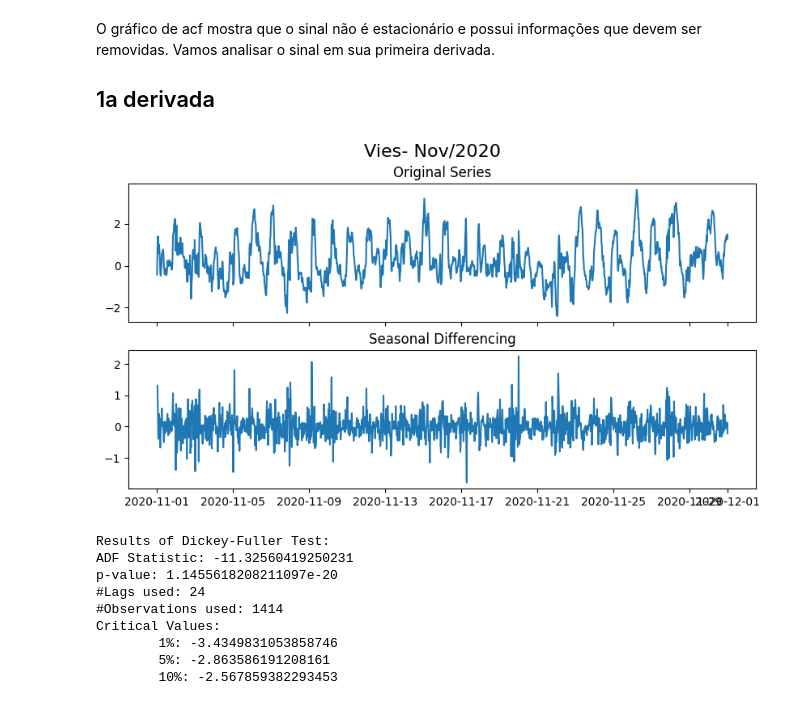
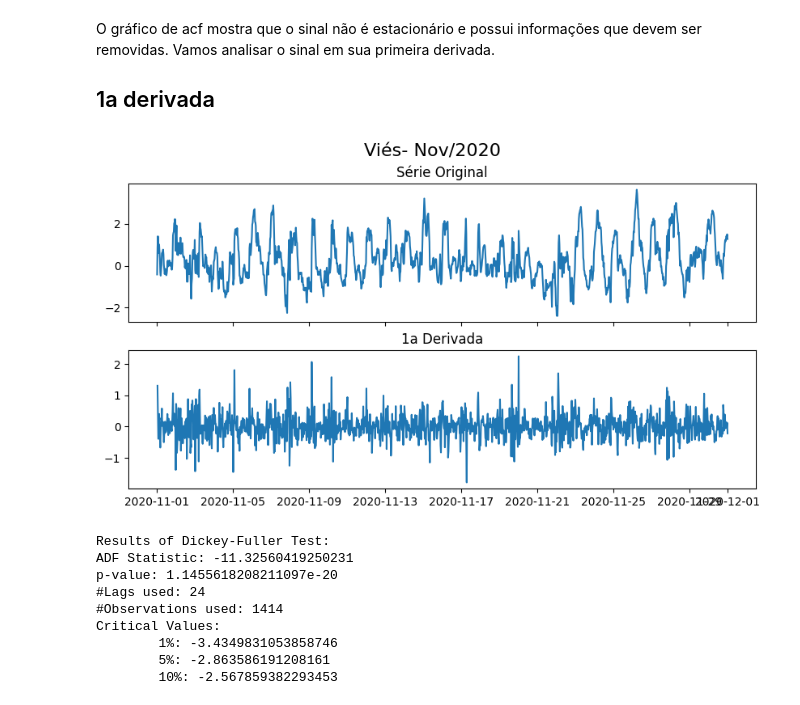
Before and after one commit to silasyl/DatathONS-Time2, a Jupyter notebook: Analise_SARIMAX.ipynb, the cells around one changed output. Cells and saved outputs as stored; diff of their text form; code cells hidden in the pictures.

```diff
--- a/Analise_SARIMAX.ipynb
+++ b/Analise_SARIMAX.ipynb
@@ -200,18 +201,18 @@ train_diff = train_diff.dropna()
 # %%
 # Plot
 fig, axes = plt.subplots(2, 1, figsize=(10,5), dpi=100, sharex=True)
 
 # Original
 axes[0].plot(train)
-axes[0].set_title('Original Series')
+axes[0].set_title('Série Original')
 
 # Seasonal
 axes[1].plot(train_diff)
-axes[1].set_title('Seasonal Differencing')
-plt.suptitle('Vies- Nov/2020', fontsize=16)
+axes[1].set_title('1a Derivada')
+plt.suptitle('Viés- Nov/2020', fontsize=16)
 plt.show()
 # %% [output]
-[figure, old version]
+[figure, new version]
 # %%
 adfuller_test(train_diff)
 # %% [output]
```
Also changed, not shown: parts of 33 cells of this notebook.
